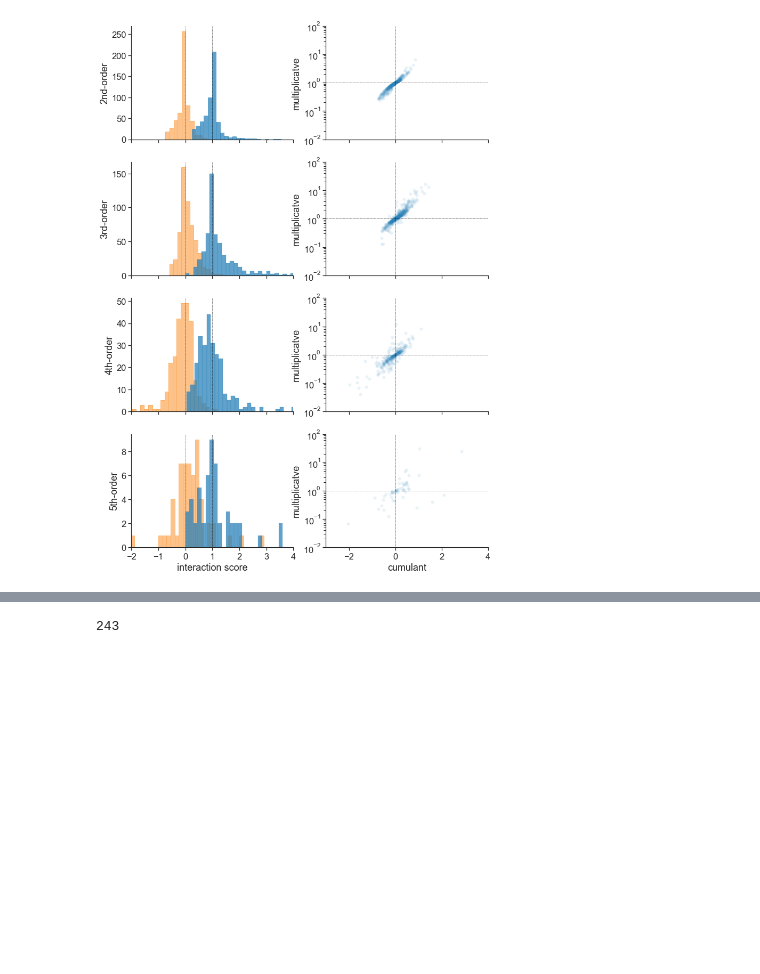
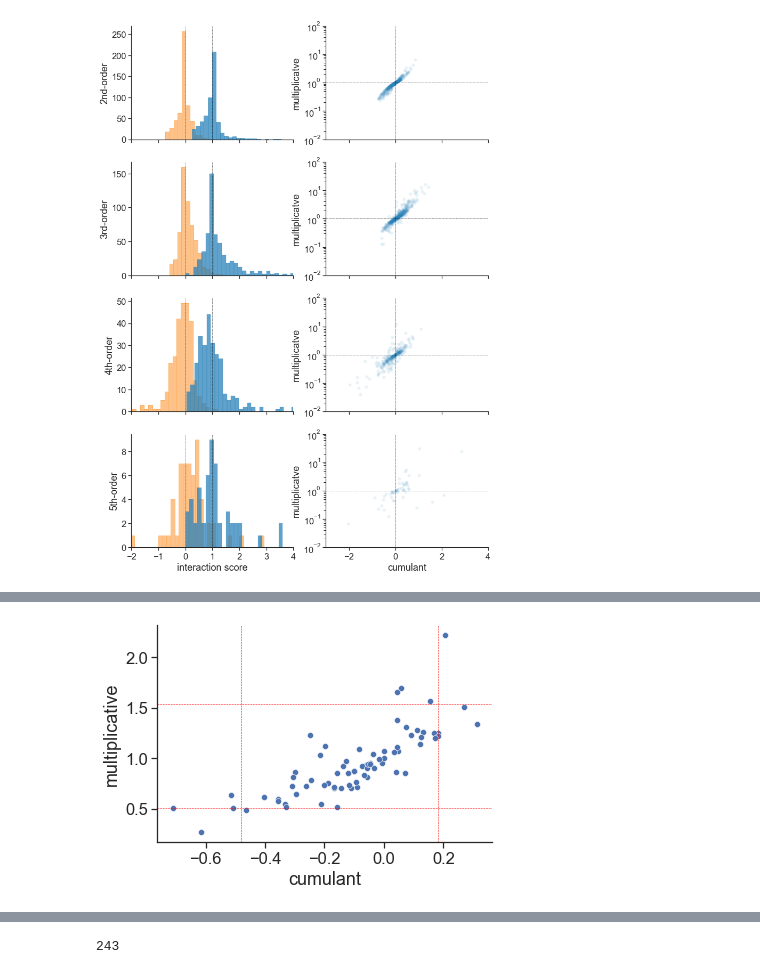
Before and after one commit to brian-arnold/epistasis_reanalysis, a Jupyter notebook: drug_data/drug_interaction_reanalysis.ipynb, the cells around one changed output, grey strips where cells are left out. Drawn from its saved outputs; the diff is of its cells as text; code cells hidden in the pictures; blank space fills up the shorter version.

```diff
--- a/drug_data/drug_interaction_reanalysis.ipynb
+++ b/drug_data/drug_interaction_reanalysis.ipynb
@@ -463,3 +469,22 @@ iss = gather_combos_into_single_column(df_quin, "_iss")
+# %%
+tmp = im[['drug_combos_subset', 'iss', 'mult']].groupby(["drug_combos_subset"]).median().reset_index()
+
+lower_quant_ad = np.quantile(tmp.mult, 0.05)
+upper_quant_ad = np.quantile(tmp.mult, 0.95)
+lower_quant_iss = np.quantile(tmp.iss, 0.05)
+upper_quant_iss = np.quantile(tmp.iss, 0.95)
+
+g = sns.scatterplot(x=tmp.iss, y=tmp.mult)
+g.set_xlabel("cumulant")
+g.set_ylabel("multiplicative")
+g.axhline(lower_quant_ad, color="red", linestyle="--", linewidth=0.5)
+g.axhline(upper_quant_ad, color="red", linestyle="--", linewidth=0.5)
+g.axvline(lower_quant_iss, color="red", linestyle="--", linewidth=0.5)
+g.axvline(upper_quant_iss, color="red", linestyle="--", linewidth=0.5)
+
+sns.despine()
+# %% [output]
+[figure, added]
 # %%
 u
 # %% [output]
```
Also changed, not shown: parts of 3 cells of this notebook, 7 other files.
